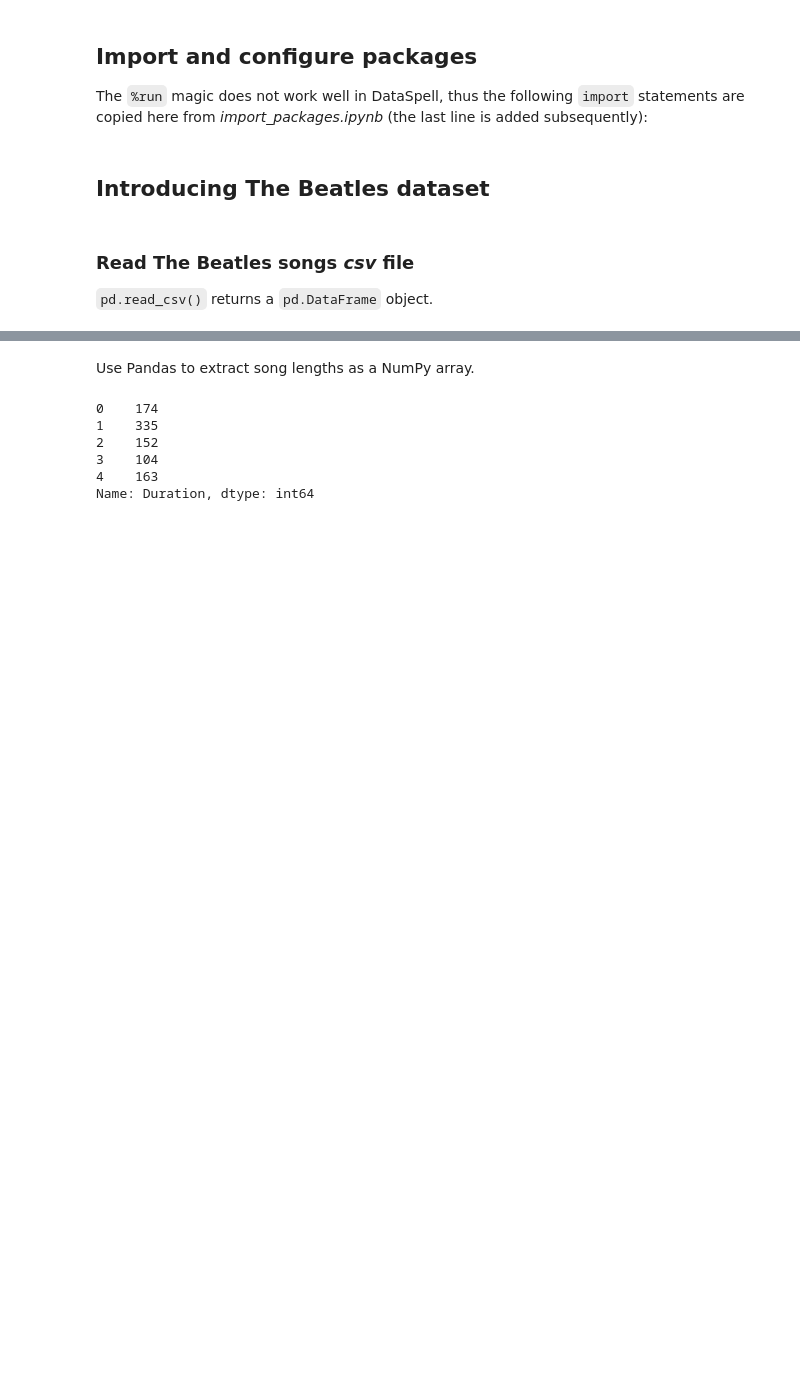
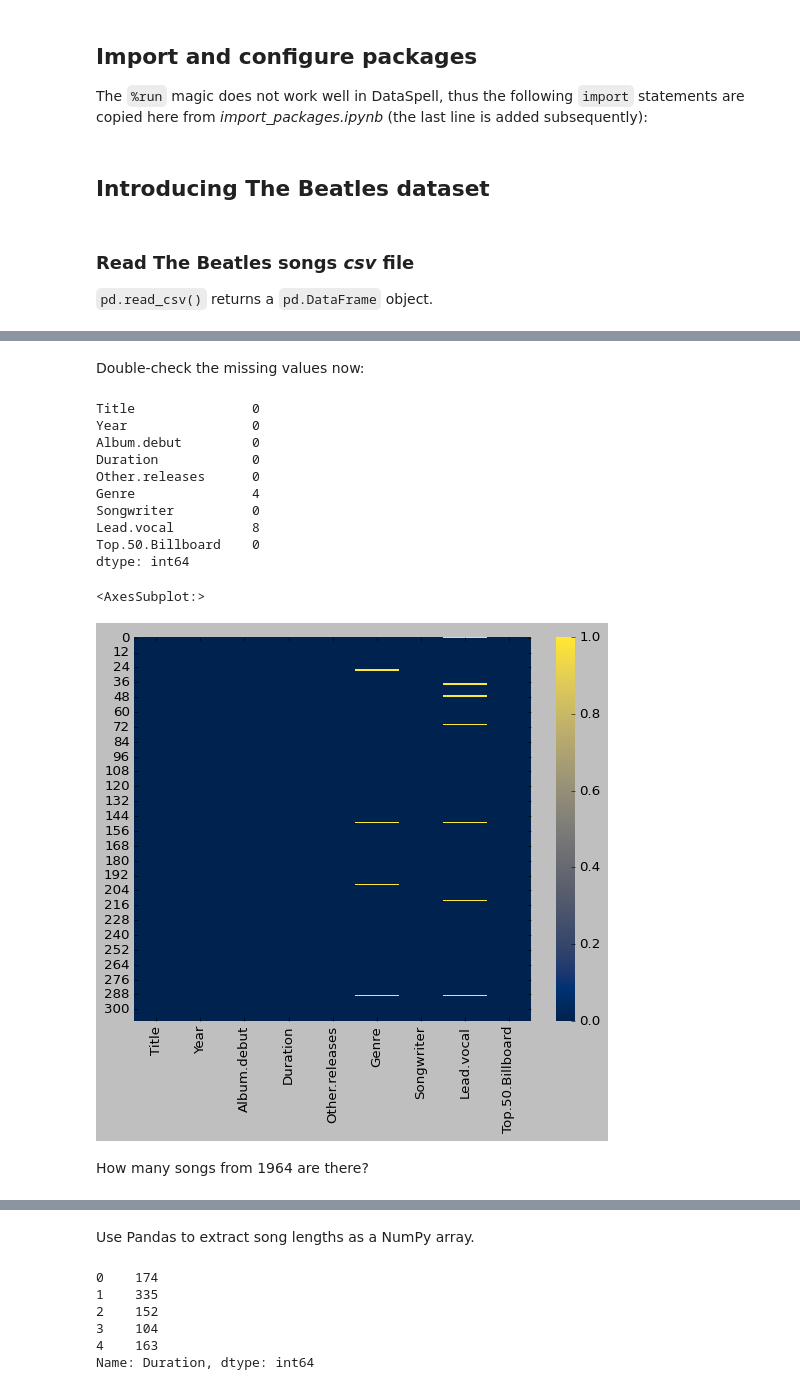
Before and after one commit to devedzic/eda, a Jupyter notebook: eda.ipynb, the cells around one changed output, grey strips where cells are left out. Saved outputs shown, nothing was run; the diff lists cells and outputs as text; code cells hidden in the pictures; blank space fills up the shorter version.

```diff
--- a/eda.ipynb
+++ b/eda.ipynb
@@ -104,0 +282,15 @@ Index(['Title', 'Year', 'Album.debut', 'Duration', 'Other.releases', 'Genre',
+# %%
+display(len(songs.loc[songs['Album.debut'].isna()]))
+display(songs['Album.debut'].isna())
+print()
+
+display(songs.loc[songs['Album.debut'].isna()])
+display(songs.loc[songs['Album.debut'].isna()].index)
+# display(songs.loc[songs['Album.debut'].isna()].index.tolist())
+i = songs.loc[songs['Album.debut'].isna()].index
+# display(i)
+
+# display(songs.loc[songs['Album.debut'].isna(), 'Title':'Album.debut'])
+display(songs.loc[songs['Album.debut'].isna(), ['Title', 'Album.debut']])
+# display(songs.iloc[0:3, 2])
+display(songs.iloc[i, 2])
@@ -104,0 +367,3 @@ Index(['Title', 'Year', 'Album.debut', 'Duration', 'Other.releases', 'Genre',
+# %%
+songs.iloc[i, 2] = 'No'
+display(songs.iloc[i, [0, 2]])
@@ -104,0 +388,20 @@ Index(['Title', 'Year', 'Album.debut', 'Duration', 'Other.releases', 'Genre',
+# %% [markdown]
+Double-check the missing values now:
+# %%
+display(songs.isna().sum())
+display(sb.heatmap(songs.isna(), cmap='cividis'))
+# %% [output]
+Title               0
+Year                0
+Album.debut         0
+Duration            0
+Other.releases      0
+Genre               4
+Songwriter          0
+Lead.vocal          8
+Top.50.Billboard    0
+dtype: int64
+<AxesSubplot:>
+[figure, added]
+# %% [markdown]
+How many songs from 1964 are there?
```
Also changed, not shown: parts of 30 cells of this notebook, 1 other file.
